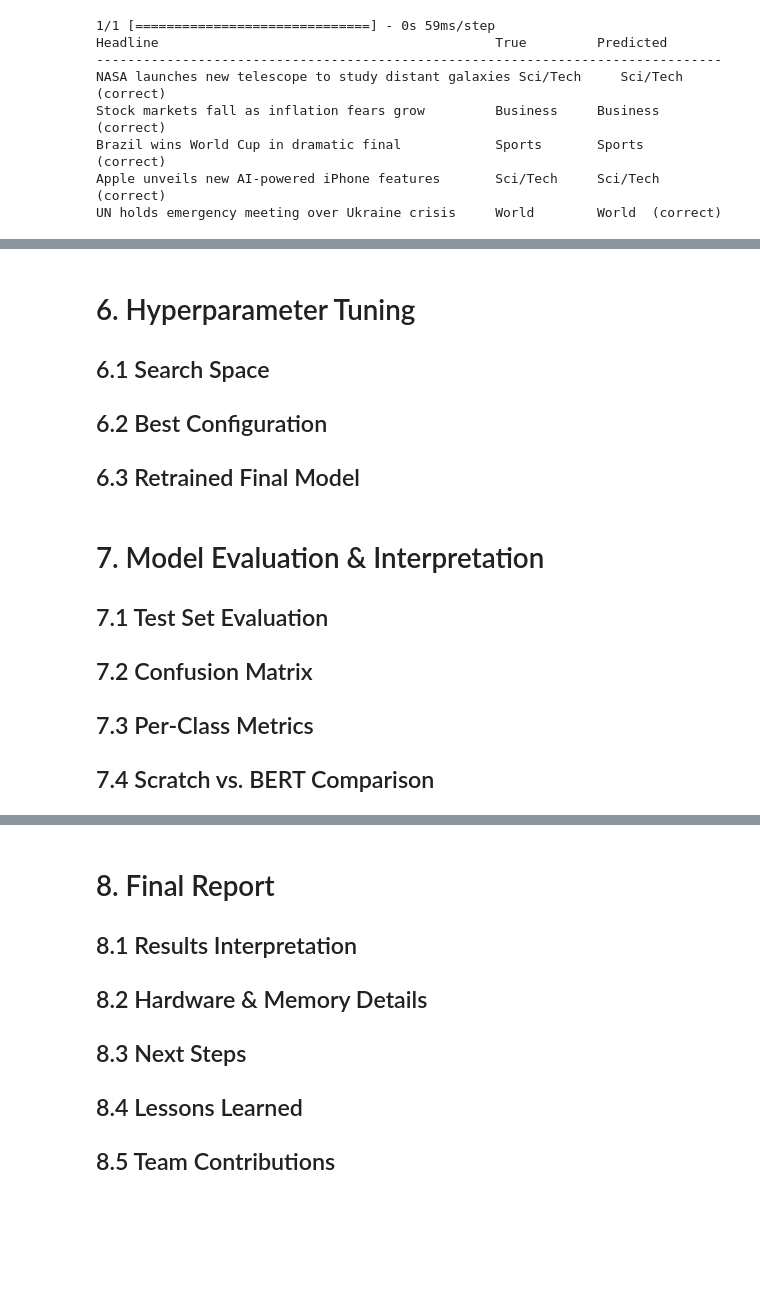
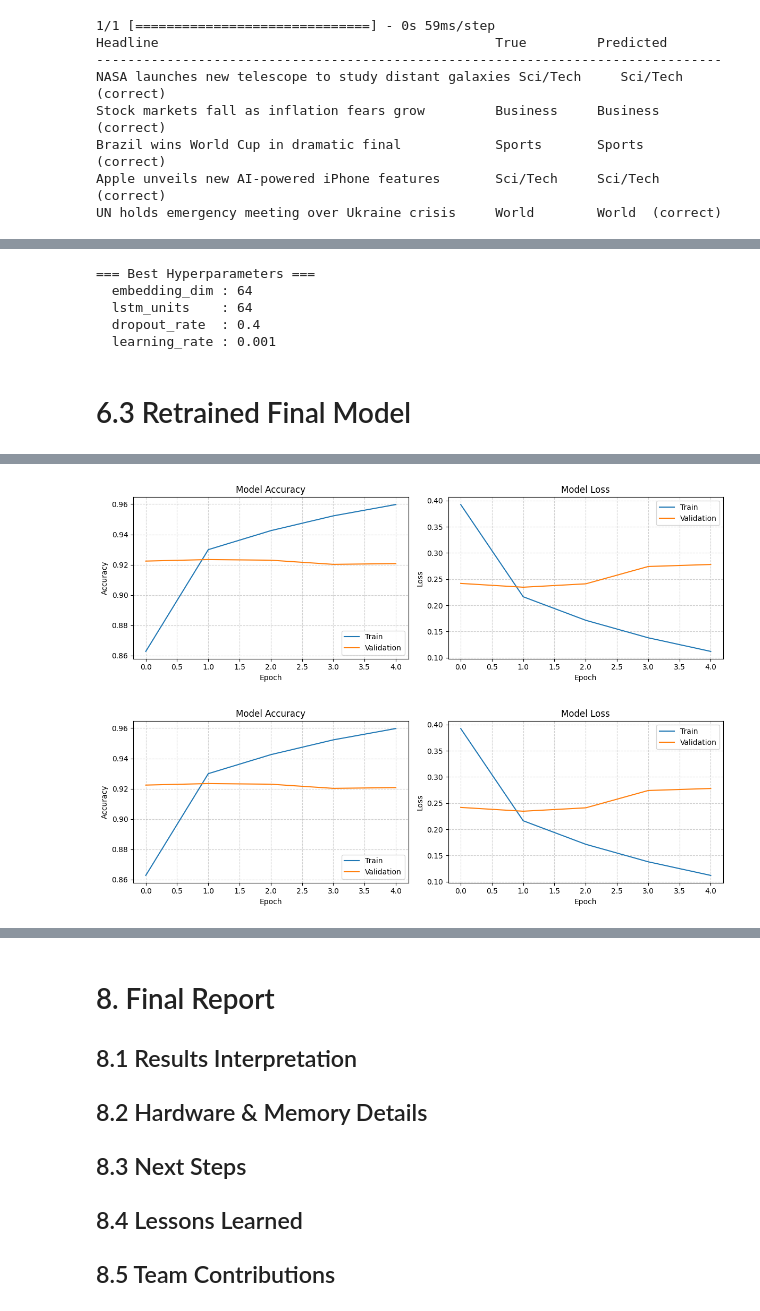
Before and after one commit to jordan6andres/math4dl_project, a Jupyter notebook: notebooks/dl_math_project.ipynb, the cells around one changed output, grey strips where cells are left out. Cells and saved outputs as stored; diff of their text form; code cells hidden in the pictures; blank space fills up the shorter version.

Commit message:
feat: LSTM hyperparameter tuning + evaluation

```diff
--- a/notebooks/dl_math_project.ipynb
+++ b/notebooks/dl_math_project.ipynb
@@ -799,5 +904,16 @@ UN holds emergency meeting over Ukraine crisis     World        World  (correct)
+# %%
+best_hps = tuner.get_best_hyperparameters(num_trials=1)[0]
+
+print("=== Best Hyperparameters ===")
+print(f"  embedding_dim : {best_hps.get('embedding_dim')}")
+print(f"  lstm_units    : {best_hps.get('lstm_units')}")
+print(f"  dropout_rate  : {best_hps.get('dropout_rate')}")
+print(f"  learning_rate : {best_hps.get('learning_rate')}")
+# %% [output]
+=== Best Hyperparameters ===
+  embedding_dim : 64
+  lstm_units    : 64
+  dropout_rate  : 0.4
+  learning_rate : 0.001
 # %% [markdown]
-# 6. Hyperparameter Tuning
-## 6.1 Search Space
-## 6.2 Best Configuration
-## 6.3 Retrained Final Model
+# 6.3 Retrained Final Model
@@ -810,6 +919,0 @@ UN holds emergency meeting over Ukraine crisis     World        World  (correct)
-# %% [markdown]
-# 7. Model Evaluation & Interpretation
-## 7.1 Test Set Evaluation
-## 7.2 Confusion Matrix
-## 7.3 Per-Class Metrics
-## 7.4 Scratch vs. BERT Comparison
@@ -821,0 +920,30 @@ UN holds emergency meeting over Ukraine crisis     World        World  (correct)
+# %%
+# Build final model with best hyperparameters
+final_model = build_lstm_model(
+    vocab_size=vocab_size,
+    embedding_dim=best_hps.get("embedding_dim"),
+    lstm_units=best_hps.get("lstm_units"),
+    dropout_rate=best_hps.get("dropout_rate"),
+    learning_rate=best_hps.get("learning_rate"),
+)
+
+# Train final model
+from src.utils import plot_training_history
+
+history = final_model.fit(
+    X_train, y_train,
+    epochs=10,
+    batch_size=64,
+    validation_data=(X_val, y_val),
+    callbacks=[
+        tf.keras.callbacks.EarlyStopping(
+            patience=3,
+            restore_best_weights=True
+        )
+    ],
+    verbose=1
+)
+
+# Plot training history
+plot_training_history(history.history)
+# %% [output]
@@ -821,0 +960,2 @@ UN holds emergency meeting over Ukraine crisis     World        World  (correct)
+[figure, added]
+[figure, added]
```
Also changed, not shown: parts of 23 cells of this notebook, 2 other files.
